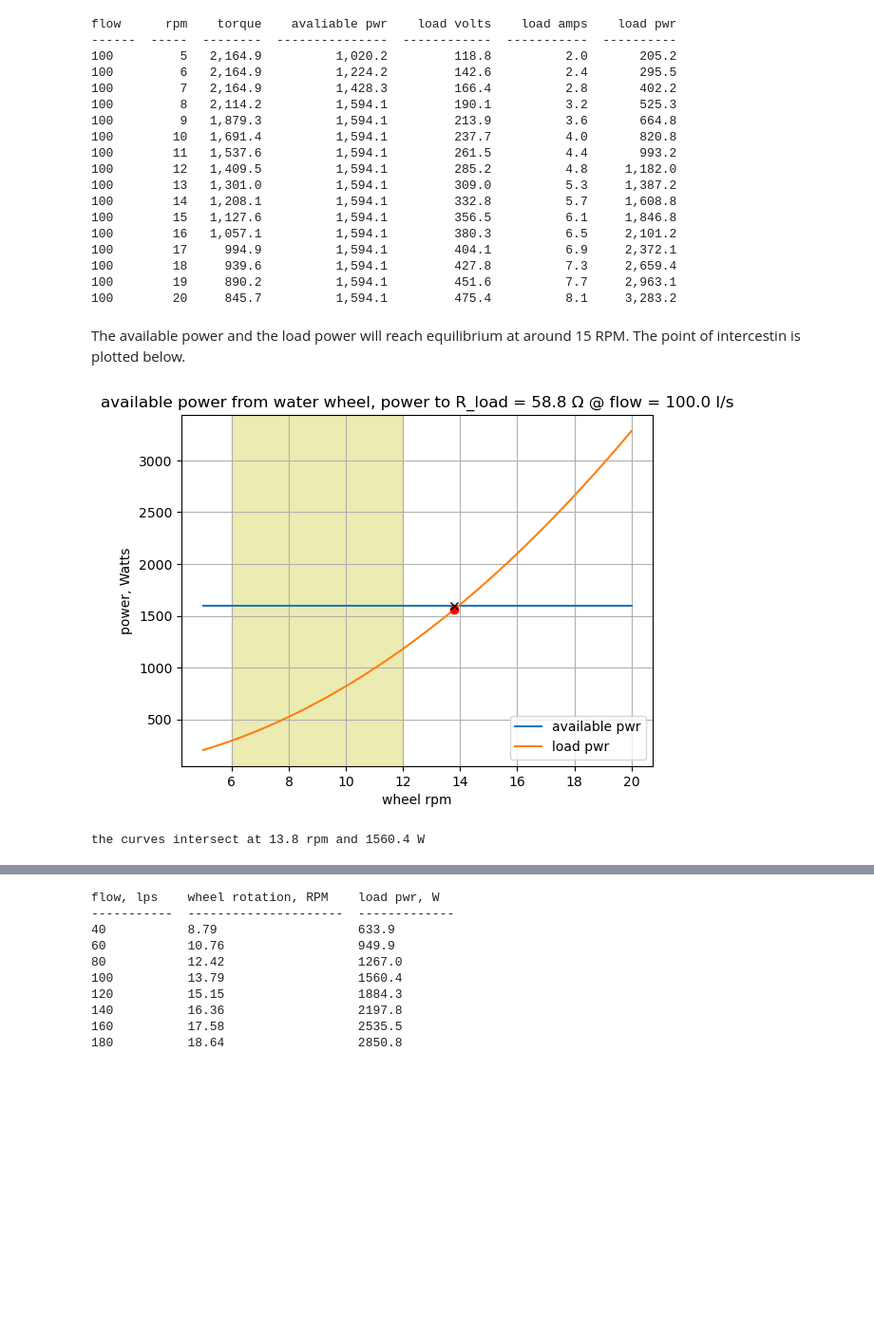
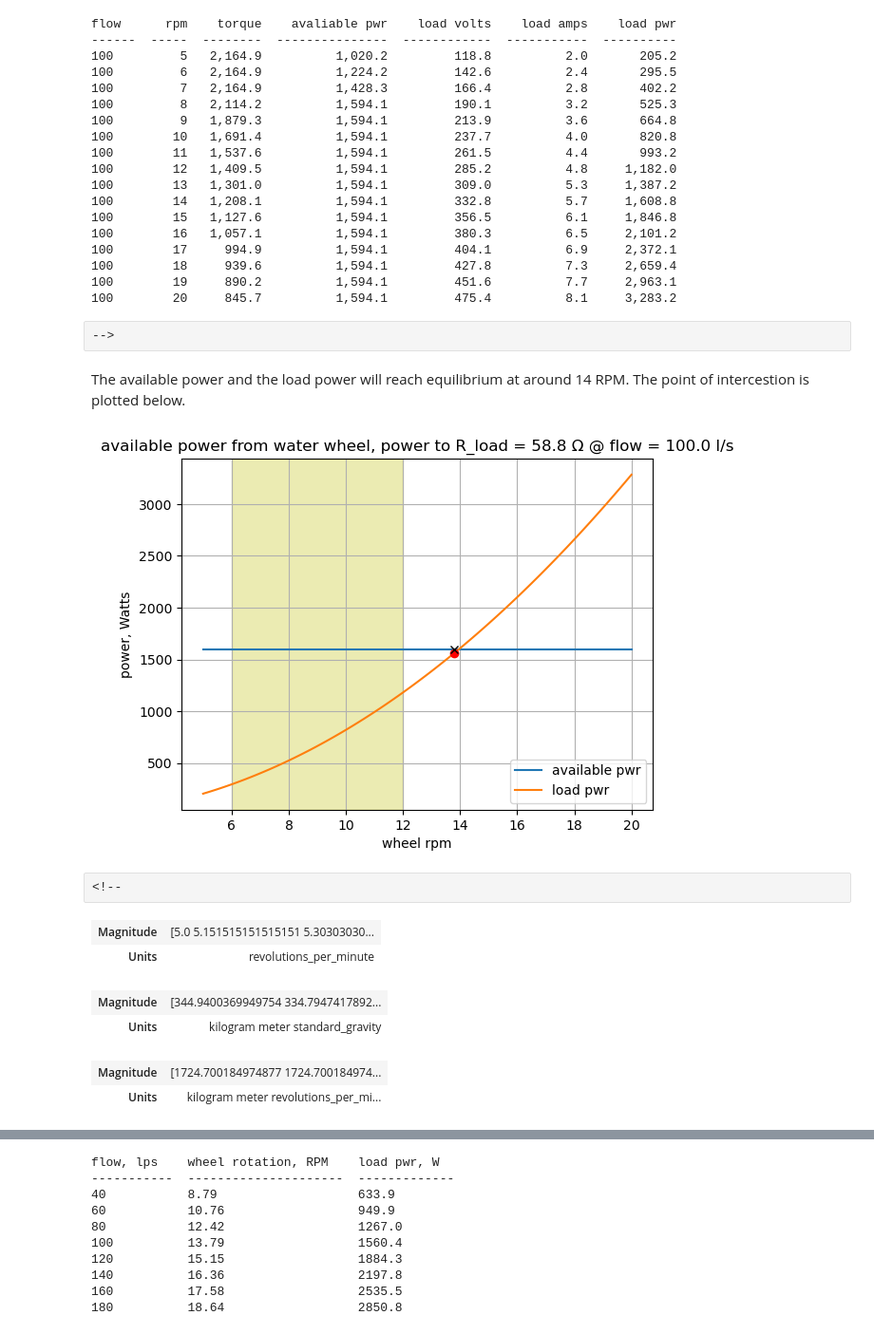
Before and after one commit to Tiburonboy/Solving-Engineering-Problems-using-Python, a Jupyter notebook: backup/Lake District Overshot Waterwheel Project.ipynb, the cells around one changed output, grey strips where cells are left out. Shown at 95% size. Drawn from its saved outputs; the diff is of its cells as text; code cells hidden in the pictures; blank space fills up the shorter version.

```diff
--- a/backup/Lake District Overshot Waterwheel Project.ipynb
+++ b/backup/Lake District Overshot Waterwheel Project.ipynb
@@ -959,8 +945,10 @@ flow      rpm    torque    avaliable pwr    load volts    load amps    load pwr
 100        18     939.6          1,594.1         427.8          7.3     2,659.4
 100        19     890.2          1,594.1         451.6          7.7     2,963.1
 100        20     845.7          1,594.1         475.4          8.1     3,283.2
+# %% [raw]
+-->
 # %% [markdown]
-The available power and the load power will reach equilibrium at around 15 RPM. The point of intercestin is plotted below.
+The available power and the load power will reach equilibrium at around 14 RPM. The point of intercestion is plotted below.
 # %%
 #| label: fig-pwr-equil
 #| echo: true
@@ -968,6 +956,7 @@ The available power and the load power will reach equilibrium at around 15 RPM.
 
 water_wheel_rotation_frequency = (np.linspace(5,20,100))*ureg.rpm
 
+# initialize some empty arrays
 water_wheel_shaft_torque = np.zeros(len(water_wheel_rotation_frequency))*ureg.kilogram*ureg.g0*ureg.meter
 available_pwr = np.zeros(len(water_wheel_rotation_frequency))*ureg.watt
 load_pwr = np.zeros(len(water_wheel_rotation_frequency))*ureg.watt
@@ -999,14 +988,14 @@ for j in range(len(water_wheel_rotation_frequency)):
     load_current = V_load/R_load
     load_pwr[j] = (R_load*load_current**2)*eta_gear_box*eta_generator
 
-plt.plot(water_wheel_rotation_frequency.magnitude,available_pwr.to('watts').magnitude,'-',label='available pwr')
-plt.plot(water_wheel_rotation_frequency.magnitude,load_pwr.to('watts').magnitude,'-',label='load pwr')
+plt.plot(water_wheel_rotation_frequency.magnitude, available_pwr.to('watts').magnitude,'-',label='available pwr')
+plt.plot(water_wheel_rotation_frequency.magnitude, load_pwr.to('watts').magnitude,'-',label='load pwr')
 
 idx = np.argwhere(np.diff(np.sign(load_pwr.to('watts').magnitude - available_pwr.to('watts').magnitude))).flatten()
-plt.plot(water_wheel_rotation_frequency.magnitude[idx],load_pwr.to('watts').magnitude[idx], 'ro')
-plt.plot(water_wheel_rotation_frequency.magnitude[idx],available_pwr.to('watts').magnitude[idx], 'kx')
+plt.plot(water_wheel_rotation_frequency.magnitude[idx], load_pwr.to('watts').magnitude[idx], 'ro')
+plt.plot(water_wheel_rotation_frequency.magnitude[idx], available_pwr.to('watts').magnitude[idx], 'kx')
 
-# hightlight the operating band, 8 to 14 RPM
+# hightlight the operating band, 6 to 12 RPM
 plt.axvspan(6, 12, color='y', alpha=0.3)
 
 plt.grid()
@@ -1018,8 +1007,22 @@ plt.title('available power from water wheel, power to R_load = {:.1f~P} @ flow =
 plt.legend(loc=0)
 
 plt.show()
-
-print('the curves intersect at {:.1f} rpm and {:.1f} W'.format(float(water_wheel_rotation_frequency.magnitude[idx]),float(load_pwr.to('watts').magnitude[idx])))
 # %% [output]
 [figure]
-the curves intersect at 13.8 rpm and 1560.4 W
+# %% [raw]
+<!--
+# %%
+water_wheel_rotation_frequency
+# %% [output]
+| Magnitude | [5.0 5.151515151515151 5.30303030... |
+| Units | revolutions_per_minute |
+# %%
+water_wheel_shaft_torque
+# %% [output]
+| Magnitude | [344.9400369949754 334.7947417892... |
+| Units | kilogram meter standard_gravity |
+# %%
+water_wheel_shaft_torque*water_wheel_rotation_frequency
+# %% [output]
+| Magnitude | [1724.700184974877 1724.700184974... |
+| Units | kilogram meter revolutions_per_mi... |
```
Also changed, not shown: parts of 51 cells of this notebook, 2 other files.
